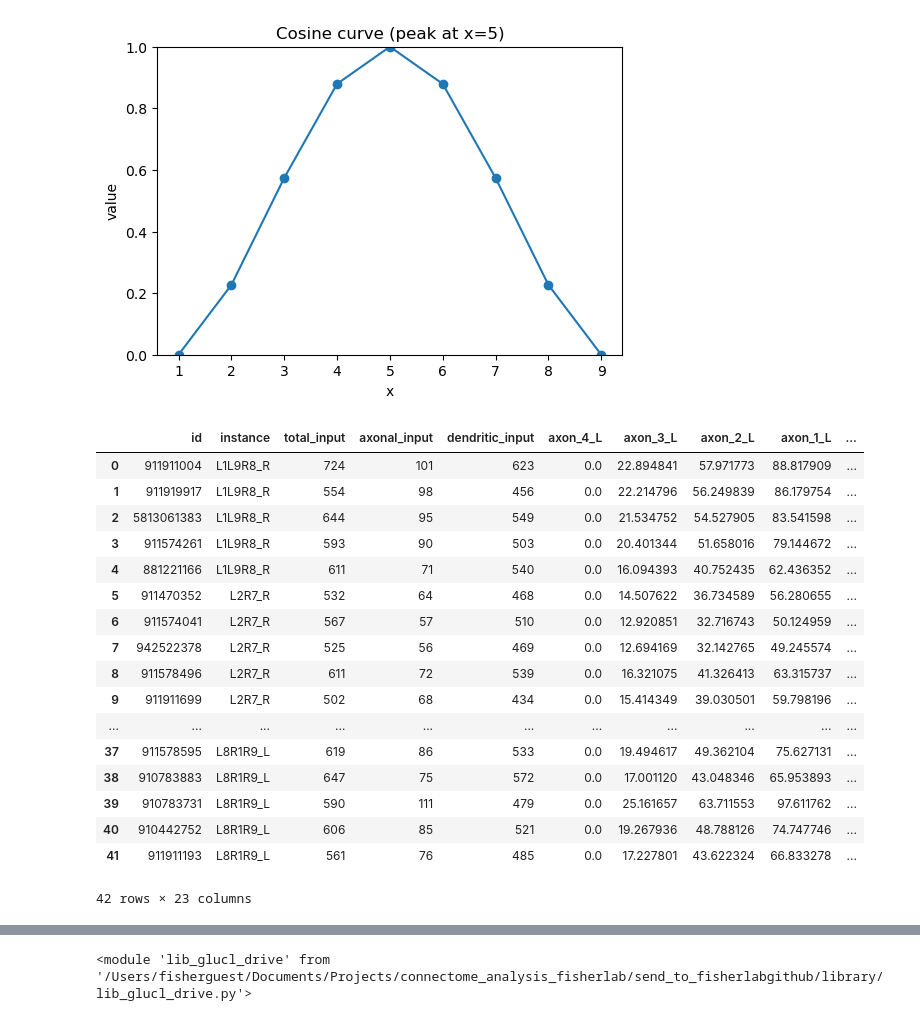
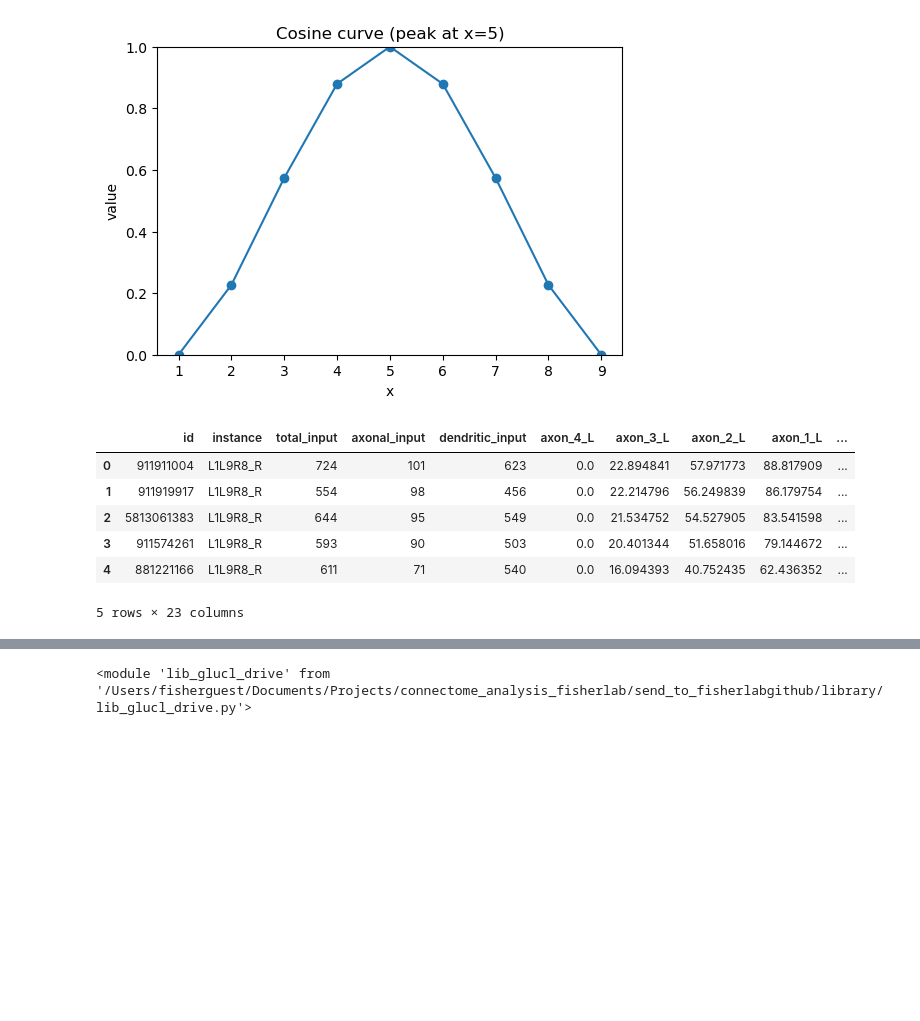
Before and after one commit to sansachenlelele/connectome_analysis_fisherlab, a Jupyter notebook: send_to_fisherlabgithub/notebooks/glucl_drive.ipynb, the cells around one changed output, grey strips where cells are left out. Cells and saved outputs as stored; diff of their text form; code cells hidden in the pictures; blank space fills up the shorter version.

```diff
--- a/send_to_fisherlabgithub/notebooks/glucl_drive.ipynb
+++ b/send_to_fisherlabgithub/notebooks/glucl_drive.ipynb
@@ -184,25 +141,14 @@ plt.show()
 # %%
 synapse_count_table_add_bump = glucl.add_cosine_bump_columns(
     summary_df=synapse_count_table
 )
 
-synapse_count_table_add_bump
+synapse_count_table_add_bump.head()
 # %% [output]
 |  | id | instance | total_input | axonal_input | dendritic_input | axon_4_L | axon_3_L | axon_2_L | axon_1_L | ... |
 | 0 | 911911004 | L1L9R8_R | 724 | 101 | 623 | 0.0 | 22.894841 | 57.971773 | 88.817909 | ... |
 | 1 | 911919917 | L1L9R8_R | 554 | 98 | 456 | 0.0 | 22.214796 | 56.249839 | 86.179754 | ... |
 | 2 | 5813061383 | L1L9R8_R | 644 | 95 | 549 | 0.0 | 21.534752 | 54.527905 | 83.541598 | ... |
 | 3 | 911574261 | L1L9R8_R | 593 | 90 | 503 | 0.0 | 20.401344 | 51.658016 | 79.144672 | ... |
 | 4 | 881221166 | L1L9R8_R | 611 | 71 | 540 | 0.0 | 16.094393 | 40.752435 | 62.436352 | ... |
-| 5 | 911470352 | L2R7_R | 532 | 64 | 468 | 0.0 | 14.507622 | 36.734589 | 56.280655 | ... |
-| 6 | 911574041 | L2R7_R | 567 | 57 | 510 | 0.0 | 12.920851 | 32.716743 | 50.124959 | ... |
-| 7 | 942522378 | L2R7_R | 525 | 56 | 469 | 0.0 | 12.694169 | 32.142765 | 49.245574 | ... |
-| 8 | 911578496 | L2R7_R | 611 | 72 | 539 | 0.0 | 16.321075 | 41.326413 | 63.315737 | ... |
-| 9 | 911911699 | L2R7_R | 502 | 68 | 434 | 0.0 | 15.414349 | 39.030501 | 59.798196 | ... |
-| ... | ... | ... | ... | ... | ... | ... | ... | ... | ... | ... |
-| 37 | 911578595 | L8R1R9_L | 619 | 86 | 533 | 0.0 | 19.494617 | 49.362104 | 75.627131 | ... |
-| 38 | 910783883 | L8R1R9_L | 647 | 75 | 572 | 0.0 | 17.001120 | 43.048346 | 65.953893 | ... |
-| 39 | 910783731 | L8R1R9_L | 590 | 111 | 479 | 0.0 | 25.161657 | 63.711553 | 97.611762 | ... |
-| 40 | 910442752 | L8R1R9_L | 606 | 85 | 521 | 0.0 | 19.267936 | 48.788126 | 74.747746 | ... |
-| 41 | 911911193 | L8R1R9_L | 561 | 76 | 485 | 0.0 | 17.227801 | 43.622324 | 66.833278 | ... |
-42 rows × 23 columns
+5 rows × 23 columns
```
Also changed, not shown: parts of 27 cells of this notebook, 3 other files.
